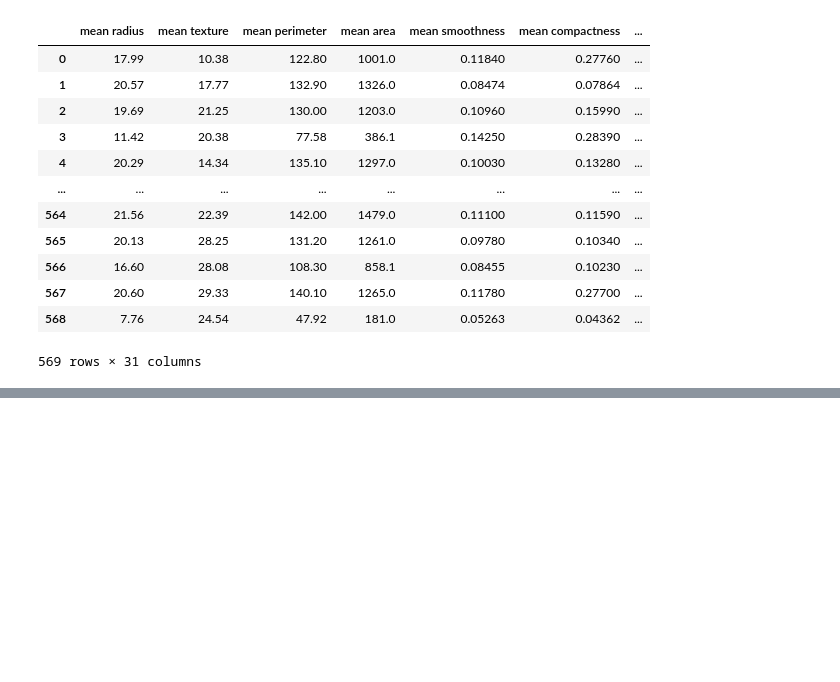
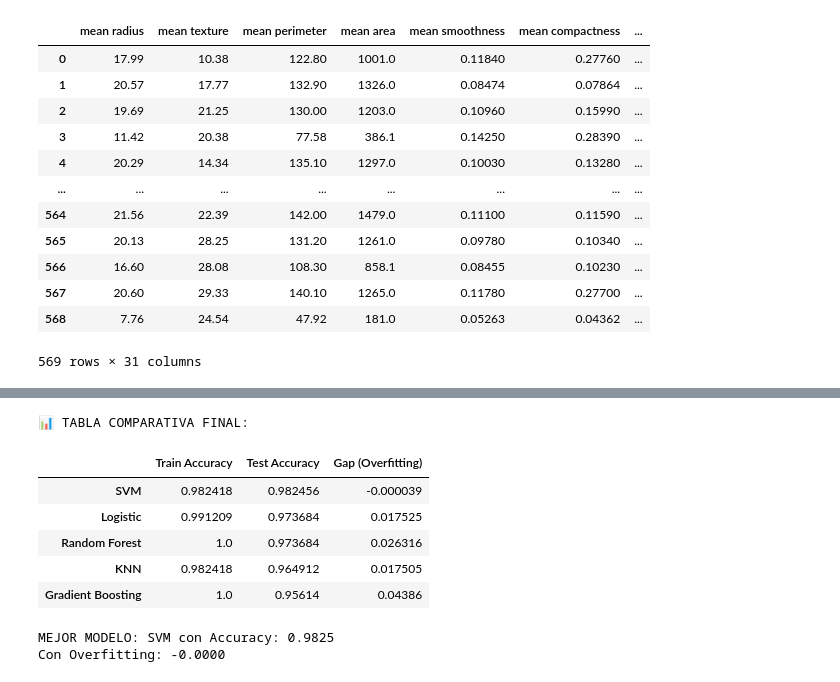
Before and after one commit to Varushet/Data_Science, a Jupyter notebook: 3-Machine_Learning/1-Supervisado/4-Pipelines/ejercicios/Breast_cancer.ipynb, the cells around one changed output, grey strips where cells are left out. Drawn from its saved outputs; the diff is of its cells as text; code cells hidden in the pictures; blank space fills up the shorter version.

```diff
--- a/3-Machine_Learning/1-Supervisado/4-Pipelines/ejercicios/Breast_cancer.ipynb
+++ b/3-Machine_Learning/1-Supervisado/4-Pipelines/ejercicios/Breast_cancer.ipynb
@@ -135,3 +103,0 @@ grids = {"gs_reg_log": gs_reg_log,
-# %%
-for nombre, grid_search in grids.items():
-    grid_search.fit(X_train, y_train)
@@ -142,0 +192,6 @@ ValueError: Invalid parameter 'max_features' for estimator Pipeline(steps=[('sca
+# %%
+mejor_score = -1
+
+for nombre, res in resultados.items():
+    score = res["best_score"]
+    print(f"{nombre:25} | Accuracy: {score:.4f} | Params: {res['best_params']}")
@@ -142,0 +204,29 @@ ValueError: Invalid parameter 'max_features' for estimator Pipeline(steps=[('sca
+# %%
+evaluacion_final = {}
+
+for nombre, gs in grids.items():
+    # 1. Predecir en TRAIN
+    y_train_pred = gs.best_estimator_.predict(X_train)
+    acc_train = gs.best_estimator_.score(X_train, y_train)
+
+    # 2. Predecir en TEST
+    y_test_pred = gs.best_estimator_.predict(X_test)
+    acc_test = gs.best_estimator_.score(X_test, y_test)
+
+    # 3. Calcular la diferencia (Gap)
+    gap = acc_train - acc_test
+
+    evaluacion_final[nombre] = {
+        "Train Accuracy": acc_train,
+        "Test Accuracy": acc_test,
+        "Gap (Overfitting)": gap,
+        "Best Params": gs.best_params_
+    }
+
+    print(f"{nombre}:")
+    print(f"  Train Acc: {acc_train:.4f}")
+    print(f"  Test Acc:  {acc_test:.4f}")
+    print(f"  Gap:       {gap:.4f}")
+    if gap > 0.1:
+        print("  ⚠️  Posible Overfitting detectado (Gap > 0.1)")
+    print("-" * 30)
@@ -142,0 +251,24 @@ ValueError: Invalid parameter 'max_features' for estimator Pipeline(steps=[('sca
+# %%
+df_resultados = pd.DataFrame(evaluacion_final).T
+df_resultados = df_resultados.sort_values(by="Test Accuracy", ascending=False)
+
+print("\n📊 TABLA COMPARATIVA FINAL:")
+df_resultados[["Train Accuracy", "Test Accuracy", "Gap (Overfitting)"]]
+# %% [output]
+📊 TABLA COMPARATIVA FINAL:
+|  | Train Accuracy | Test Accuracy | Gap (Overfitting) |
+| SVM | 0.982418 | 0.982456 | -0.000039 |
+| Logistic | 0.991209 | 0.973684 | 0.017525 |
+| Random Forest | 1.0 | 0.973684 | 0.026316 |
+| KNN | 0.982418 | 0.964912 | 0.017505 |
+| Gradient Boosting | 1.0 | 0.95614 | 0.04386 |
+# %%
+mejor_modelo = df_resultados['Test Accuracy'].idxmax()
+mejor_score = mejor_acc = df_resultados.loc[mejor_modelo, 'Test Accuracy']
+mejor_gap = df_resultados.loc[mejor_modelo, 'Gap (Overfitting)']
+
+print(f"MEJOR MODELO: {mejor_modelo} con Accuracy: {mejor_score:.4f}")
+print(f"Con Overfitting: {mejor_gap:.4f}")
+# %% [output]
+MEJOR MODELO: SVM con Accuracy: 0.9825
+Con Overfitting: -0.0000
```
Also changed, not shown: parts of 12 cells of this notebook, 2 other files.
